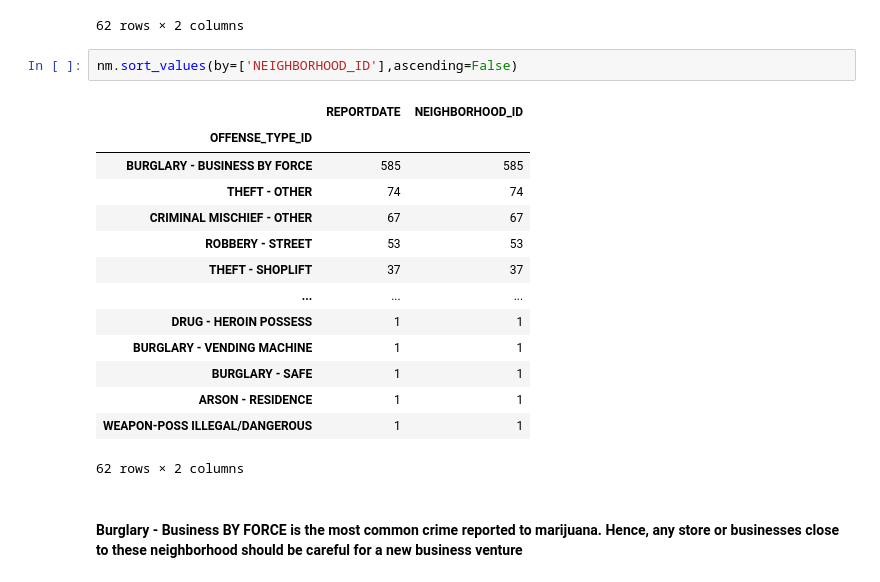
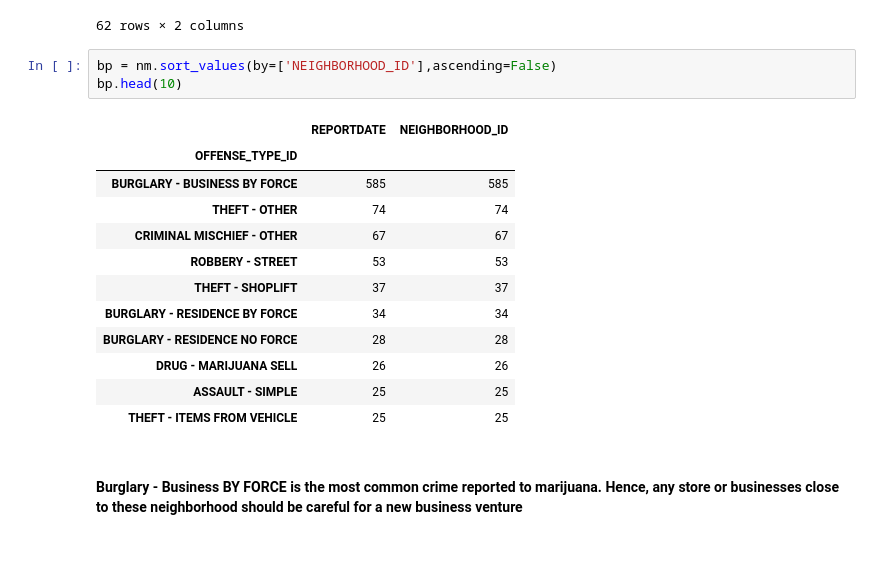
Before and after one commit to sumanan047/Coursera_Capstone, a Jupyter notebook: Capstone.ipynb, the cells around one changed output. Saved outputs shown, nothing was run; the diff lists cells and outputs as text; blank space fills up the shorter version.

```diff
--- a/Capstone.ipynb
+++ b/Capstone.ipynb
@@ -162,22 +175,21 @@ nm
 | WEAPON-POSS ILLEGAL/DANGEROUS | 1 | 1 |
 62 rows × 2 columns
 # %%
-nm.sort_values(by=['NEIGHBORHOOD_ID'],ascending=False)
+bp = nm.sort_values(by=['NEIGHBORHOOD_ID'],ascending=False)
+bp.head(10)
 # %% [output]
 |  | REPORTDATE | NEIGHBORHOOD_ID |
 | OFFENSE_TYPE_ID |  |  |
 | BURGLARY - BUSINESS BY FORCE | 585 | 585 |
 | THEFT - OTHER | 74 | 74 |
 | CRIMINAL MISCHIEF - OTHER | 67 | 67 |
 | ROBBERY - STREET | 53 | 53 |
 | THEFT - SHOPLIFT | 37 | 37 |
-| ... | ... | ... |
-| DRUG - HEROIN POSSESS | 1 | 1 |
-| BURGLARY - VENDING MACHINE | 1 | 1 |
-| BURGLARY - SAFE | 1 | 1 |
-| ARSON - RESIDENCE | 1 | 1 |
-| WEAPON-POSS ILLEGAL/DANGEROUS | 1 | 1 |
+| BURGLARY - RESIDENCE BY FORCE | 34 | 34 |
+| BURGLARY - RESIDENCE NO FORCE | 28 | 28 |
+| DRUG - MARIJUANA SELL | 26 | 26 |
+| ASSAULT - SIMPLE | 25 | 25 |
+| THEFT - ITEMS FROM VEHICLE | 25 | 25 |
-62 rows × 2 columns
 # %% [markdown]
 #### Burglary - Business BY FORCE is the most common crime reported to marijuana. Hence, any store or businesses close to these neighborhood should be careful for a new business venture
 # %%
```
Also changed, not shown: parts of 21 cells of this notebook.
